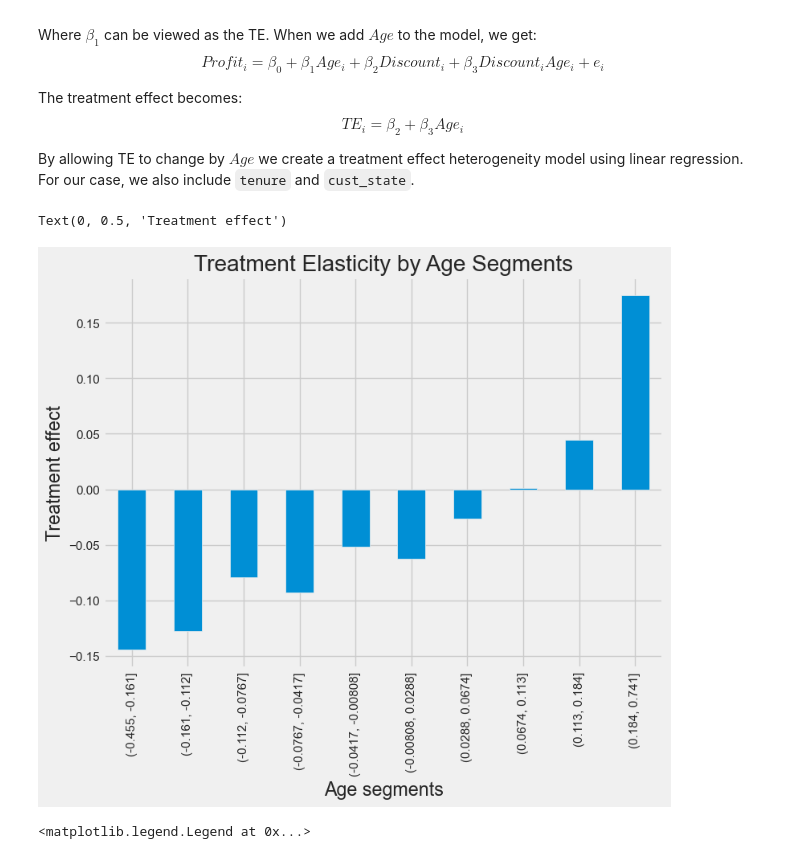
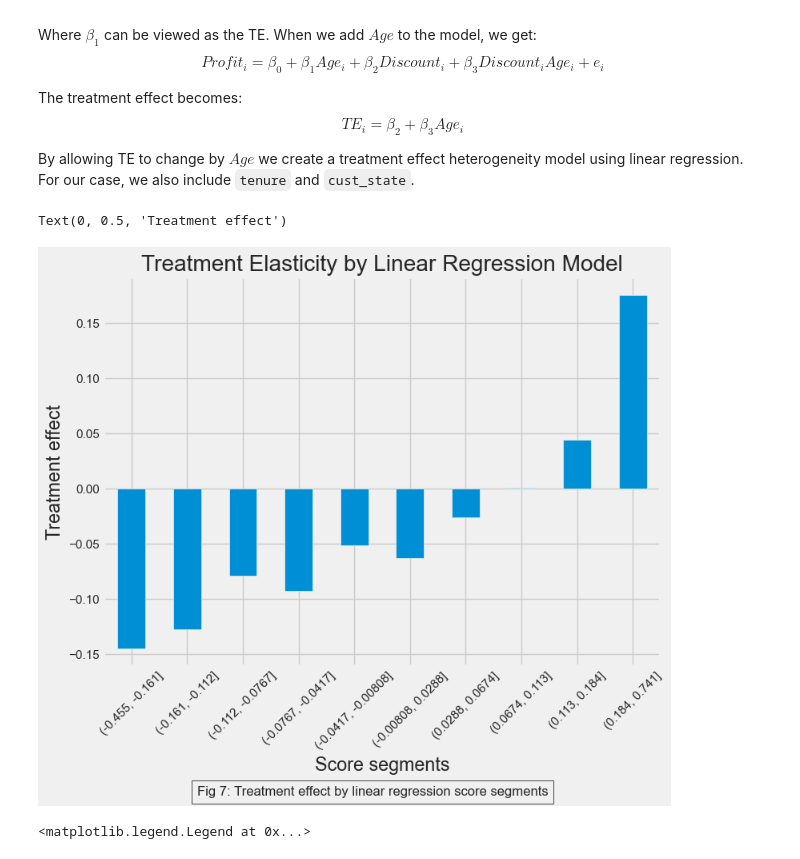
Before and after one commit to GregoryTomy/causal-inference, a Jupyter notebook: 4_personalization.ipynb, the cells around one changed output. Cells and saved outputs as stored; diff of their text form; code cells hidden in the pictures.

```diff
--- a/4_personalization.ipynb
+++ b/4_personalization.ipynb
@@ -569,12 +576,19 @@ test_treatment_effect = model.predict(test_predictions) - model.predict(test_pre
 test_predictions["treatment_effect_model"] = test_treatment_effect
 # %%
 elasticity_by_segment(test_predictions, "treatment_effect_model", 10).plot.bar()
-plt.title("Treatment Elasticity by Age Segments")
-plt.xlabel("Age segments")
+plt.title("Treatment Elasticity by Linear Regression Model")
+plt.xlabel("Score segments")
+plt.xticks(rotation=45)
+plt.figtext(0.5,
+            -.20,
+            "Fig 7: Treatment effect by linear regression score segments",
+            ha="center",
+            fontsize=12,
+            bbox={"pad":5, "facecolor":"none", "edgecolor":"black"},)
 plt.ylabel("Treatment effect")
 # %% [output]
 Text(0, 0.5, 'Treatment effect')
-[figure, old version]
+[figure, new version]
 # %%
 cumulative_elasticity_te_model = cumulative_continuous_treatment_effect(test_predictions,
                                                                         "treatment_effect_model",
```
Also changed, not shown: parts of 4 cells of this notebook, 5 other files.
